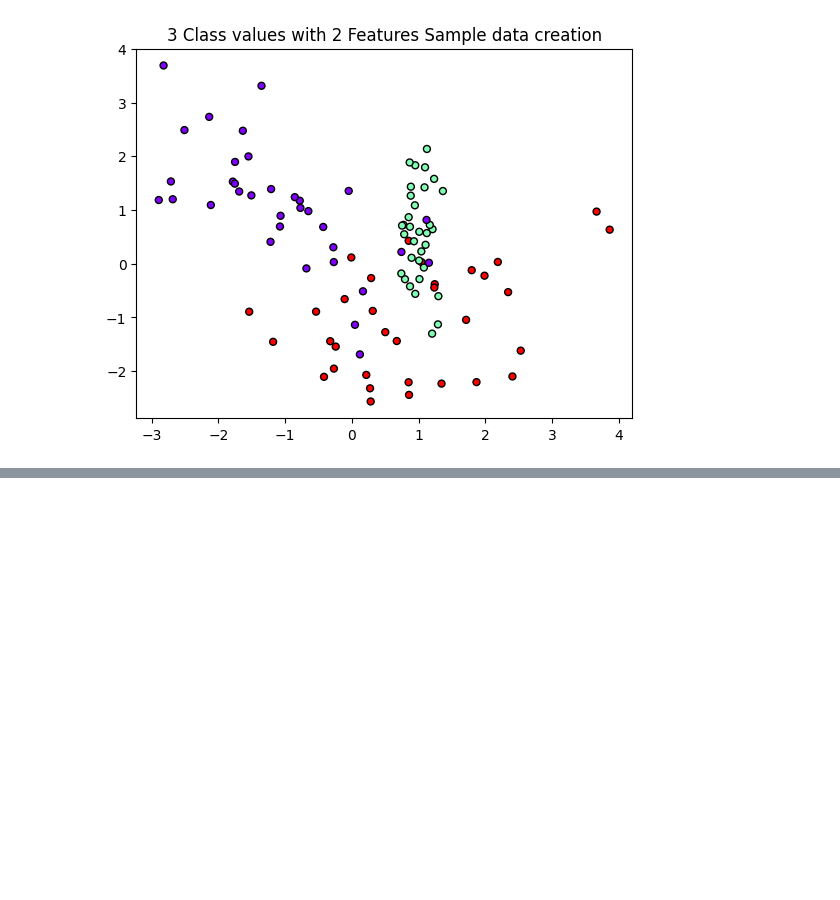
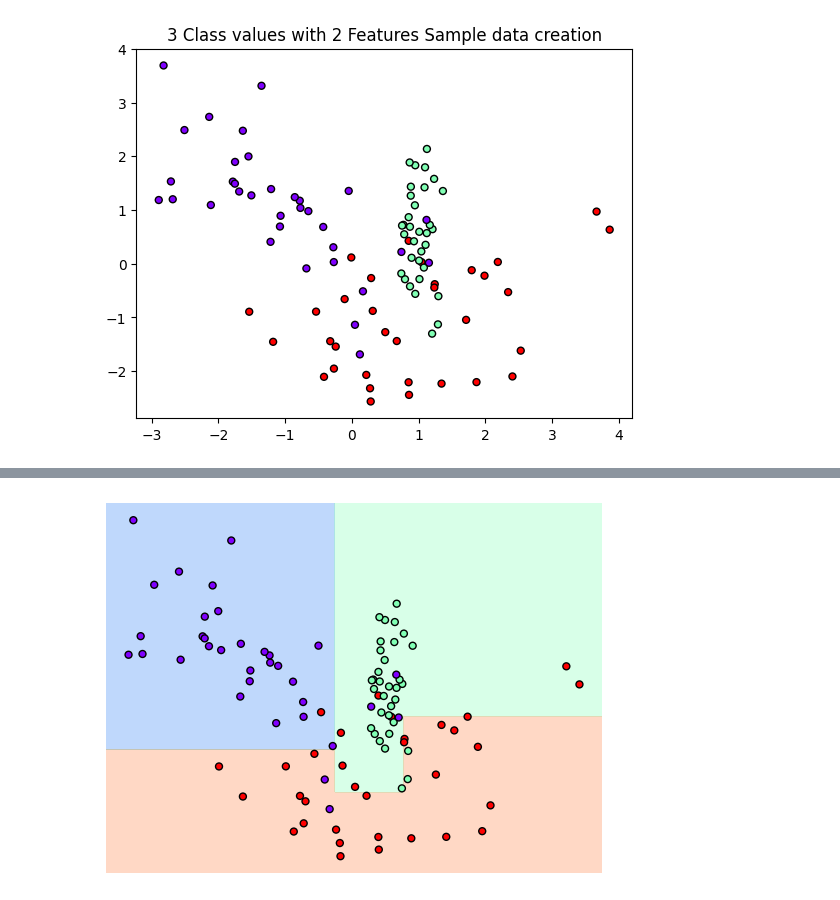
Before and after one commit to SongBeom00/ML, a Jupyter notebook: perfect_guide/4장/4.2_결정트리.ipynb, the cells around one changed output, grey strips where cells are left out. Saved outputs shown, nothing was run; the diff lists cells and outputs as text; code cells hidden in the pictures; blank space fills up the shorter version.

```diff
--- a/perfect_guide/4장/4.2_결정트리.ipynb
+++ b/perfect_guide/4장/4.2_결정트리.ipynb
@@ -93,0 +128,6 @@ plt.scatter(X_features[:, 0], X_features[:, 1], marker='o', c=y_labels, s=25, cm
+# %%
+# min_samples_leaf 하이퍼파라미터 추가
+dt_clf = DecisionTreeClassifier(random_state=156, min_samples_leaf=6).fit(X_features, y_labels)
+visualize_boundary(dt_clf, X_features, y_labels)
+# %% [output]
+[figure, added]
```
Also changed, not shown: parts of 18 cells of this notebook, 30 other files.
